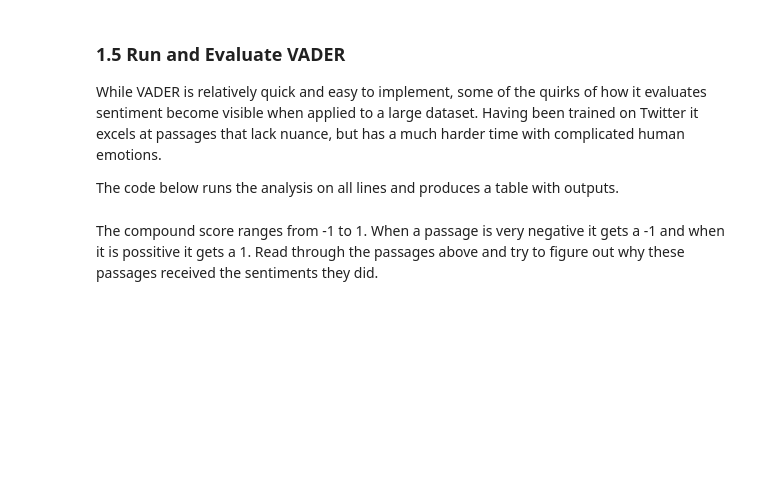
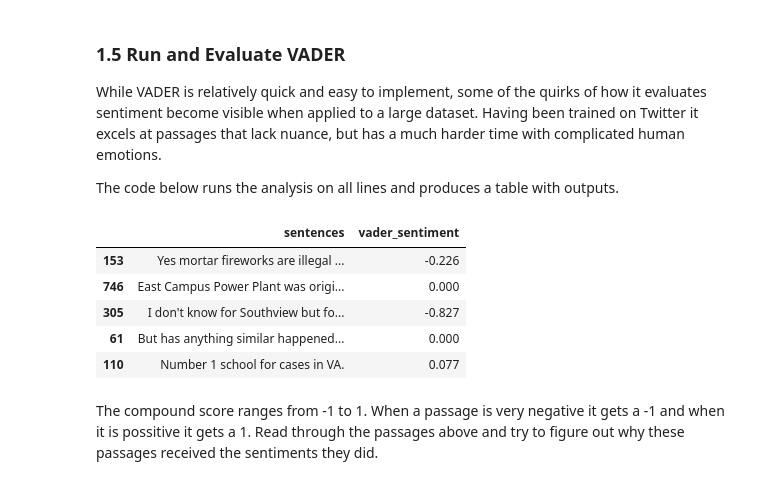
Before and after one commit to joostburgers/jupyter_hub_codespace, a Jupyter notebook: lesson_5_sentiment_analysis/lesson_5_1_sentiment_analysis.ipynb, the cells around one changed output. Cells and saved outputs as stored; diff of their text form; code cells hidden in the pictures; blank space fills up the shorter version.

Commit message:
Refactor sentiment analysis notebook: update text for clarity, fix file paths, and enhance output display

```diff
--- a/lesson_5_sentiment_analysis/lesson_5_1_sentiment_analysis.ipynb
+++ b/lesson_5_sentiment_analysis/lesson_5_1_sentiment_analysis.ipynb
@@ -98,23 +100,37 @@ While VADER is relatively quick and easy to implement, some of the quirks of how
 
 The code below runs the analysis on all lines and produces a table with outputs.
 # %%
+import os
 import pandas as pd
-import nltk
 from nltk.sentiment import SentimentIntensityAnalyzer
 
 # Initialize the VADER sentiment analyzer
 sia = SentimentIntensityAnalyzer()
+_primary = "../data/JMU/JMU_geoparsed_cleaned.pkl"
+_backup = "../data/JMU/JMU_geoparsed_long_cleaned_backup.csv"
 
-df_reddit_geoparsed_long = pd.read_csv("../data/JMU/JMU_geoparsed_long_backup.csv")
+if os.path.exists(_primary):
+    df_reddit_geoparsed_long = pd.read_pickle(_primary)
+else:
+    df_reddit_geoparsed_long = pd.read_csv(_backup)
+    print("⚠️  JMU_geoparsed_cleaned.pkl not found — using backup (complete Lesson 4.4 to use your team's cleaned data)")
+
 # Perform sentiment analysis on each sentence and store the compound score in the DataFrame
 df_reddit_geoparsed_long["vader_sentiment"] = df_reddit_geoparsed_long["sentences"].apply(lambda x: sia.polarity_scores(x)["compound"])
 (df_reddit_geoparsed_long[["sentences", "vader_sentiment"]]
-    .sample(5, random_state=6)
+    .sample(5, random_state=7)
     .style
     .set_properties(subset=["sentences"], **{"white-space": "normal", "width": "600px"})
     .set_properties(subset=["vader_sentiment"], **{"width": "120px", "text-align": "center"})
     .format({"vader_sentiment": "{:.3f}"})
 )
+# %% [output]
+|  | sentences | vader_sentiment |
+| 153 | Yes mortar fireworks are illegal ... | -0.226 |
+| 746 | East Campus Power Plant was origi... | 0.000 |
+| 305 | I don't know for Southview but fo... | -0.827 |
+| 61 | But has anything similar happened... | 0.000 |
+| 110 | Number 1 school for cases in VA. | 0.077 |
 # %% [markdown]
 The compound score ranges from -1 to 1. When a passage is very negative it gets a -1 and when it is possitive it gets a 1. Read through the passages above and try to figure out why these passages received the sentiments they did.
 # %% [markdown]
```
Also changed, not shown: parts of 2 cells of this notebook, 3 other files.
